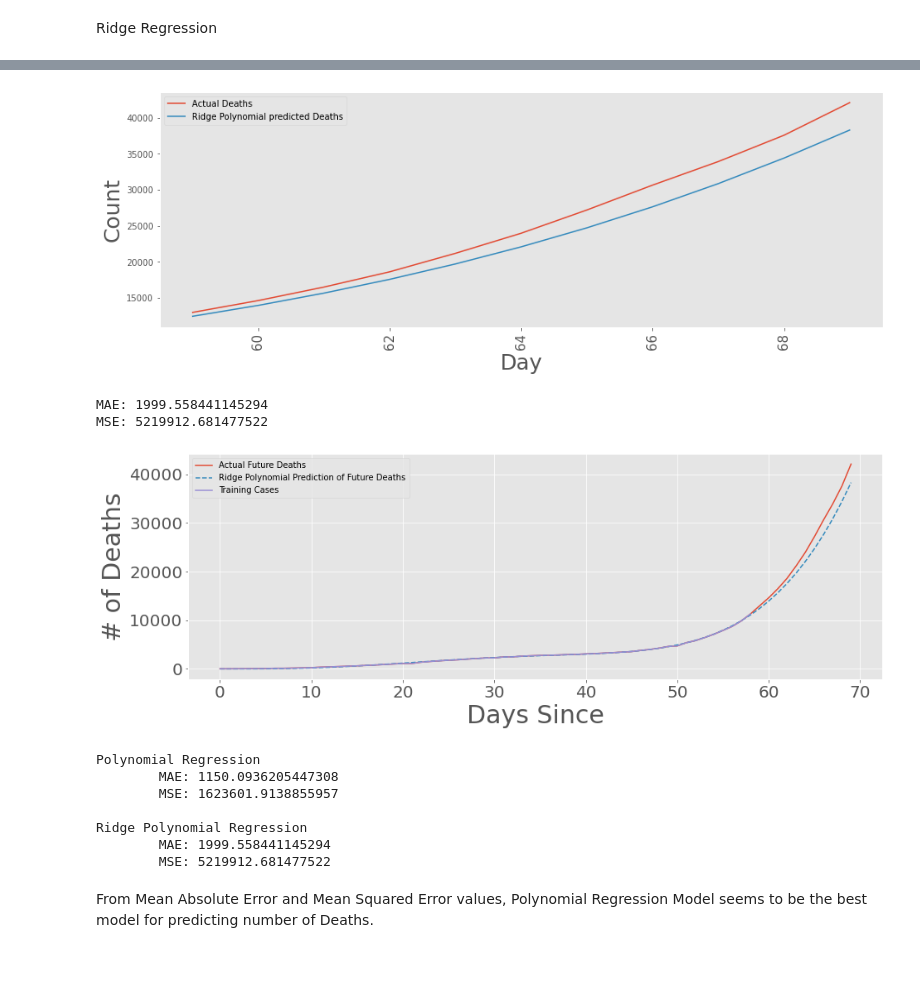
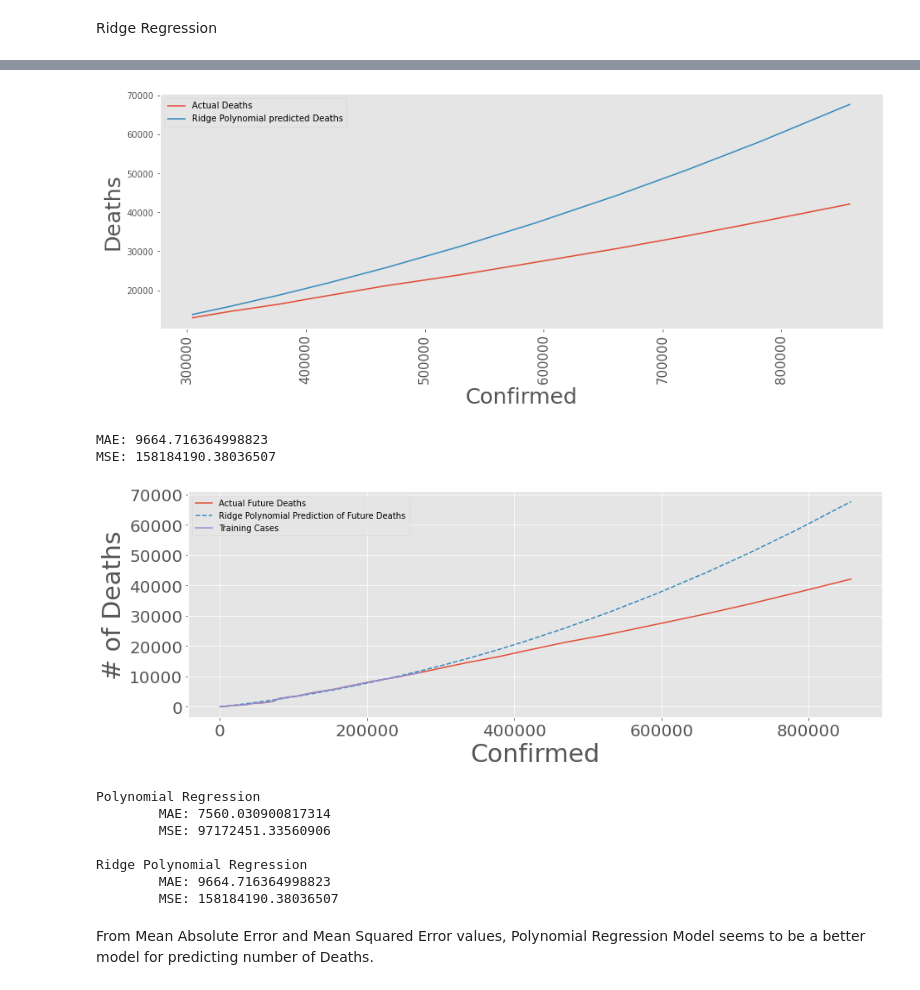
Before and after one commit to Mahendra275/fmml20210775_Labs_and_Projects, a Jupyter notebook: Project_Module6_fmml20210775.ipynb, the cells around one changed output, grey strips where cells are left out. Drawn from its saved outputs; the diff is of its cells as text; code cells hidden in the pictures; blank space fills up the shorter version.

```diff
--- a/Project_Module6_fmml20210775.ipynb
+++ b/Project_Module6_fmml20210775.ipynb
@@ -461,5 +471,5 @@ From the above heat map, we see that Deaths and Days Since are have positive cor
 # %%
-X = np.array(df_date_tots["Days Since:"]).reshape(-1,1)
+X = np.array(df_date_tots["Confirmed"]).reshape(-1,1)
 y = np.array(df_date_tots["Deaths"])
 # %% [markdown]
 Taking First 85% as Train and rest as Test
@@ -501,7 +511,7 @@ MSE: 41565336.25327465
 # %% [markdown]
 Polynomial Regression
 # %%
-poly = PolynomialFeatures(degree=5)
+poly = PolynomialFeatures(degree=2)
 poly_X_train = poly.fit_transform(X_train)
 poly_X_test  = poly.fit_transform(X_test)
 poly_X = poly.fit_transform(X)
@@ -661,28 +671,28 @@ bayesian_poly_pred = bayesian_poly_confirmed.predict(poly_X)
 # %%
 plt.figure(figsize = [15,5])
 
 # plotting the actual values for the future days
 plt.plot(X_test,
          y_test,
          label = "Actual Deaths")
 
 # plotting the predicited values for the future days
 plt.plot(X_test,
          test_poly_bayesian_pred,
          label = "Ridge Polynomial predicted Deaths")
 plt.grid();
 plt.legend();
-plt.xlabel("Day", size = 25)
-plt.ylabel("Count", size = 25)
+plt.xlabel("Confirmed", size = 25)
+plt.ylabel("Deaths", size = 25)
 plt.xticks(rotation = 90, size = 15)
 plt.show()
 
 print ('MAE:', mean_absolute_error(test_poly_bayesian_pred, y_test))
 print ('MSE:', mean_squared_error (test_poly_bayesian_pred, y_test))
 # %% [output]
-[figure, old version]
+[figure, new version]
-MAE: 1999.558441145294
-MSE: 5219912.681477522
+MAE: 9664.716364998823
+MSE: 158184190.38036507
 # %%
 plt.figure(figsize=(15, 5))
 plt.plot(X,
@@ -696,8 +706,7 @@ plt.plot(X_train,
          y_train,
          label = 'Training Cases')
 
-#plt.title('# of Coronavirus Cases Over Time', size=30)
-plt.xlabel('Days Since', size = 30)
+plt.xlabel('Confirmed', size = 30)
 plt.ylabel('# of Deaths', size = 30)
 #plt.grid()
 plt.legend()
@@ -705,7 +714,7 @@ plt.xticks(size=20)
 plt.yticks(size=20)
 plt.show()
 # %% [output]
-[figure, old version]
+[figure, new version]
 # %%
 print("Polynomial Regression ")
 print('\tMAE:', mean_absolute_error(test_poly_pred, y_test))
@@ -716,11 +725,11 @@ print ('\tMAE:', mean_absolute_error(test_poly_bayesian_pred, y_test))
 print ('\tMSE:', mean_squared_error (test_poly_bayesian_pred, y_test))
 # %% [output]
 Polynomial Regression
-        MAE: 1150.0936205447308
-        MSE: 1623601.9138855957
+        MAE: 7560.030900817314
+        MSE: 97172451.33560906
 
 Ridge Polynomial Regression
-        MAE: 1999.558441145294
-        MSE: 5219912.681477522
+        MAE: 9664.716364998823
+        MSE: 158184190.38036507
 # %% [markdown]
-From Mean Absolute Error and Mean Squared Error values, Polynomial Regression Model seems to be the best model for predicting number of Deaths.
+From Mean Absolute Error and Mean Squared Error values, Polynomial Regression Model seems to be a better model for predicting number of Deaths.
```
Also changed, not shown: parts of 16 cells of this notebook.
